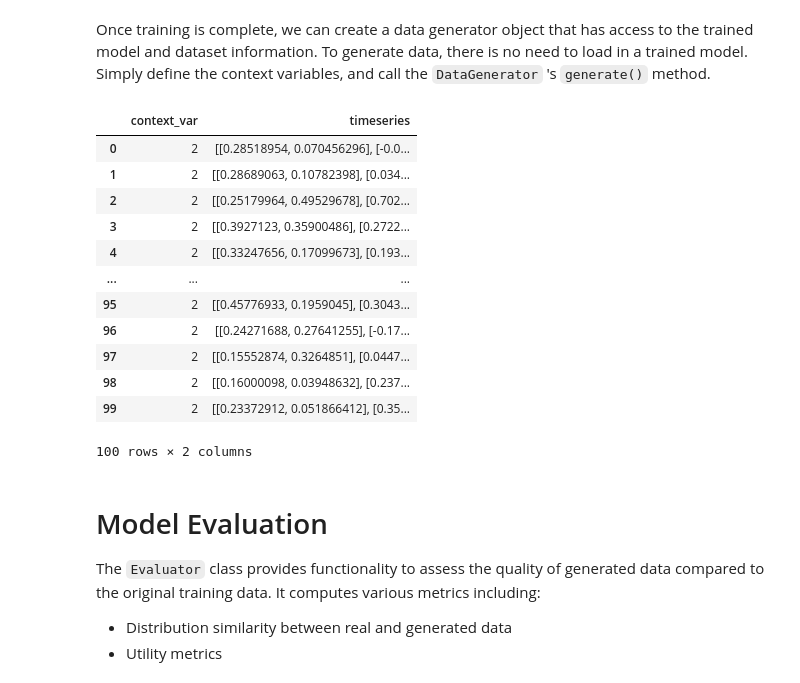
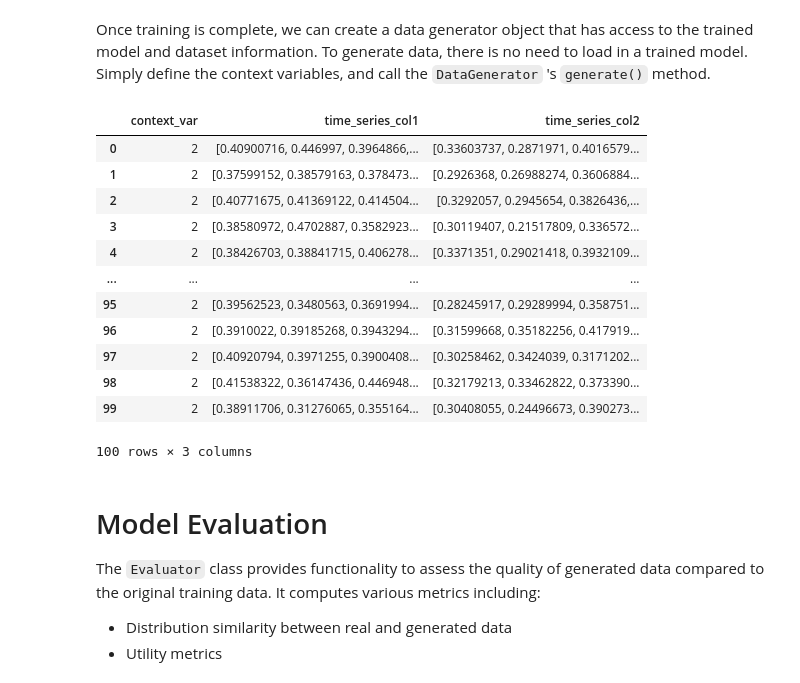
Before and after one commit to DAI-Lab/Cents, a Jupyter notebook: tutorials/train.ipynb, the cells around one changed output. Cells and saved outputs as stored; diff of their text form; code cells hidden in the pictures.

```diff
--- a/tutorials/train.ipynb
+++ b/tutorials/train.ipynb
@@ -115,8 +115,8 @@ class CustomTimeSeriesDataset(TimeSeriesDataset):
 Now that we have defined our dataset class, let's create some artificial timeseries columns and context variables which will comprise our dataset:
 # %%
 data = pd.DataFrame({
-        "time_series_col1": [np.random.rand(16).tolist() for _ in range(100)],
-        "time_series_col2": [np.random.rand(16).tolist() for _ in range(100)],
+        "time_series_col1": [np.random.rand(16) for _ in range(100)],
+        "time_series_col2": [np.random.rand(16) for _ in range(100)],
         "context_var": np.random.choice(["a", "b", "c"], size=100).tolist(),
     })
 
@@ -139,5 +140,5 @@ custom_dataset.data
 # %% [markdown]
 We will now create a `Trainer` object by passing the name of the desired model and the dataset object. To start training, simply call `Trainer.fit()`.
 # %%
-trainer = Trainer(model_name="acgan", dataset=custom_dataset, model_overrides={"n_epochs": 5})
+trainer = Trainer(model="acgan", dataset=custom_dataset, overrides=["trainer.max_epochs=5"])
 trainer.fit()
@@ -146,26 +168,23 @@ Once training is complete, we can create a data generator object that has access
 # %%
 data_generator = trainer.get_data_generator()
 # %%
-context_vars = {
-    "context_var": 2
-}
-data_generator.set_model_context_vars(context_vars)
-generated_df = data_generator.generate(num_samples=100)
+data_generator.set_context(context_var=2)
+generated_df = data_generator.generate(n=100)
 generated_df
 # %% [output]
-|  | context_var | timeseries |
-| 0 | 2 | [[0.28518954, 0.070456296], [-0.0... |
-| 1 | 2 | [[0.28689063, 0.10782398], [0.034... |
-| 2 | 2 | [[0.25179964, 0.49529678], [0.702... |
-| 3 | 2 | [[0.3927123, 0.35900486], [0.2722... |
-| 4 | 2 | [[0.33247656, 0.17099673], [0.193... |
-| ... | ... | ... |
-| 95 | 2 | [[0.45776933, 0.1959045], [0.3043... |
-| 96 | 2 | [[0.24271688, 0.27641255], [-0.17... |
-| 97 | 2 | [[0.15552874, 0.3264851], [0.0447... |
-| 98 | 2 | [[0.16000098, 0.03948632], [0.237... |
-| 99 | 2 | [[0.23372912, 0.051866412], [0.35... |
+|  | context_var | time_series_col1 | time_series_col2 |
+| 0 | 2 | [0.40900716, 0.446997, 0.3964866,... | [0.33603737, 0.2871971, 0.4016579... |
+| 1 | 2 | [0.37599152, 0.38579163, 0.378473... | [0.2926368, 0.26988274, 0.3606884... |
+| 2 | 2 | [0.40771675, 0.41369122, 0.414504... | [0.3292057, 0.2945654, 0.3826436,... |
+| 3 | 2 | [0.38580972, 0.4702887, 0.3582923... | [0.30119407, 0.21517809, 0.336572... |
+| 4 | 2 | [0.38426703, 0.38841715, 0.406278... | [0.3371351, 0.29021418, 0.3932109... |
+| ... | ... | ... | ... |
+| 95 | 2 | [0.39562523, 0.3480563, 0.3691994... | [0.28245917, 0.29289994, 0.358751... |
+| 96 | 2 | [0.3910022, 0.39185268, 0.3943294... | [0.31599668, 0.35182256, 0.417919... |
+| 97 | 2 | [0.40920794, 0.3971255, 0.3900408... | [0.30258462, 0.3424039, 0.3171202... |
+| 98 | 2 | [0.41538322, 0.36147436, 0.446948... | [0.32179213, 0.33462822, 0.373390... |
+| 99 | 2 | [0.38911706, 0.31276065, 0.355164... | [0.30408055, 0.24496673, 0.390273... |
-100 rows × 2 columns
+100 rows × 3 columns
 # %% [markdown]
 # Model Evaluation
 
```
Also changed, not shown: parts of 3 cells of this notebook, 39 other files.
